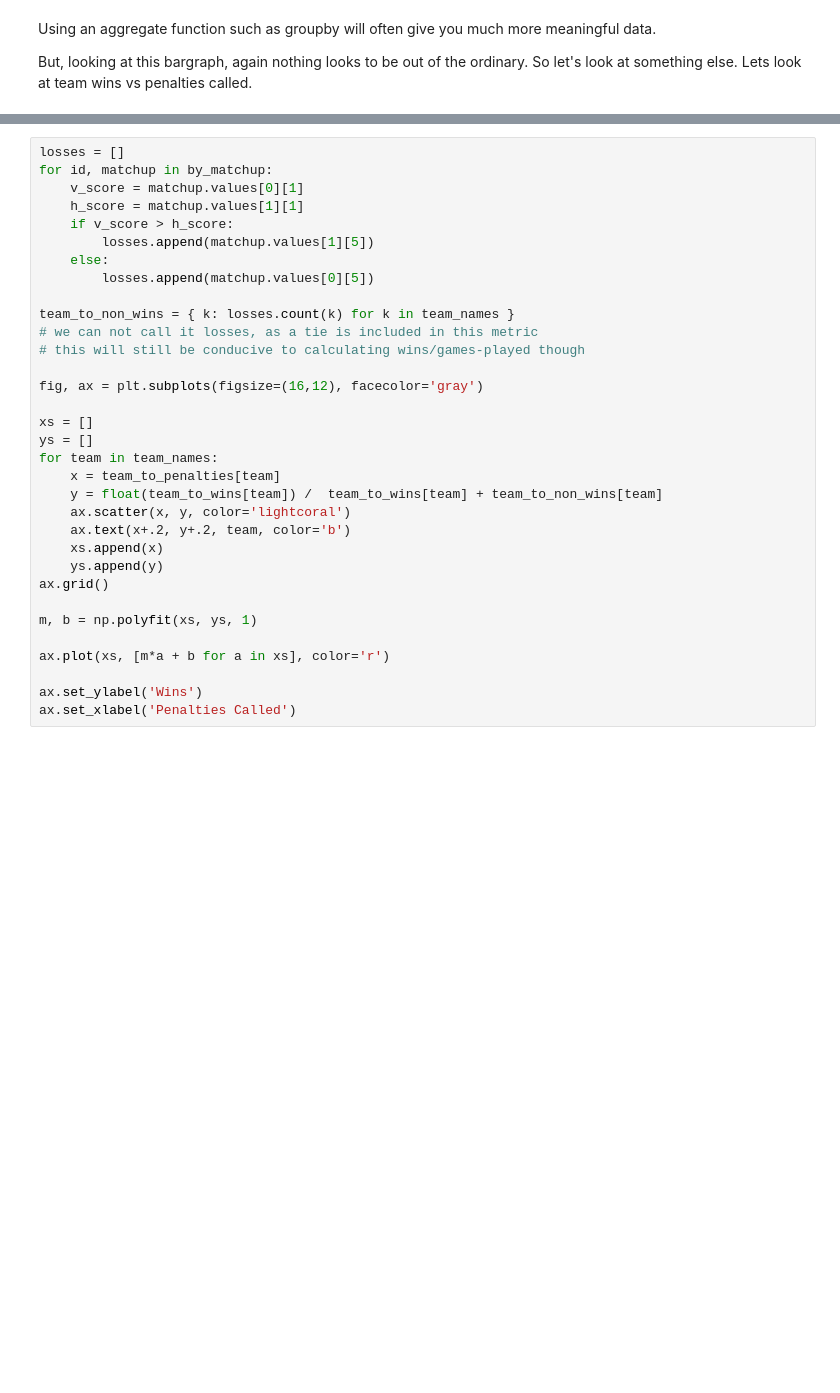
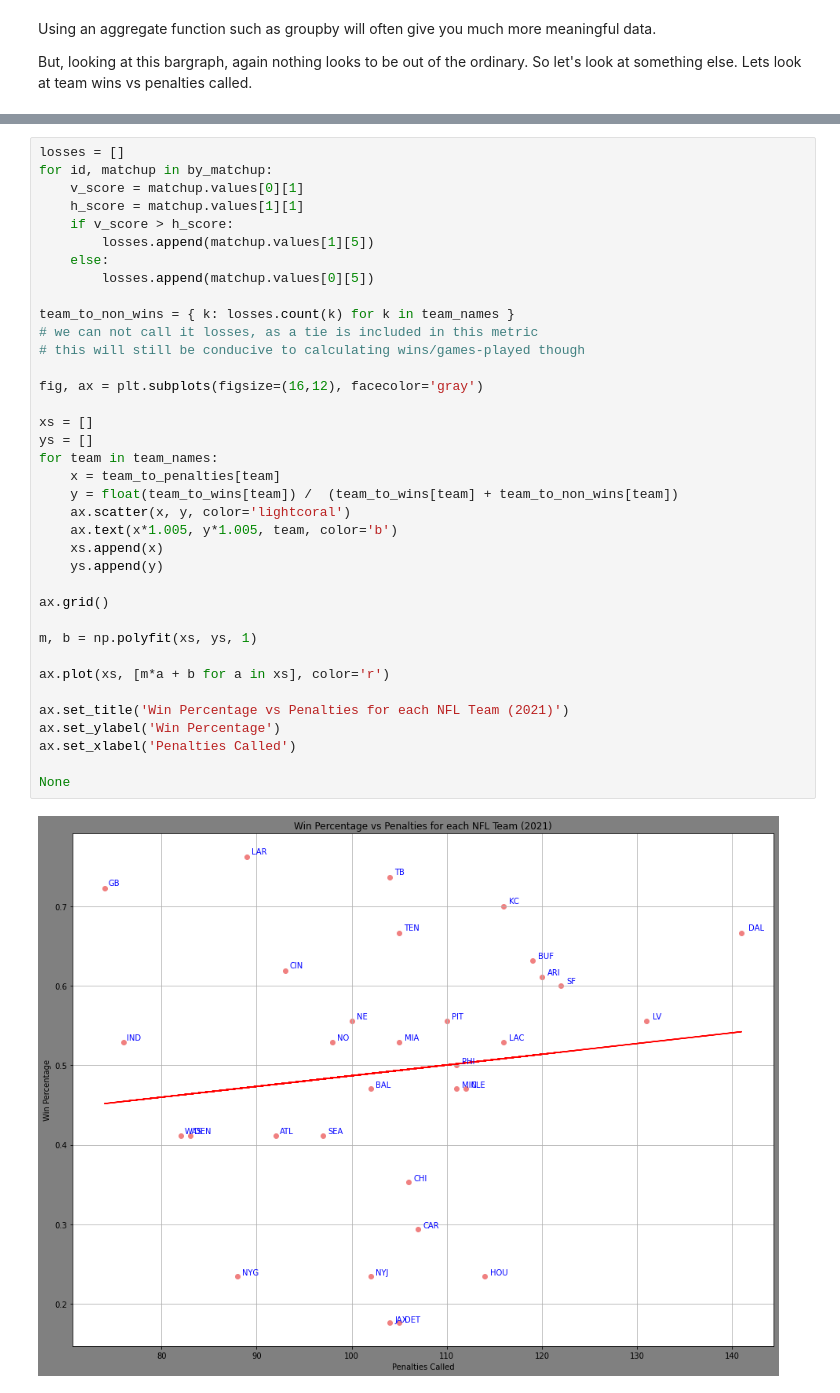
Before and after one commit to zmolz/penalties, a Jupyter notebook: index.ipynb, the cells around one changed output, grey strips where cells are left out. Cells and saved outputs as stored; diff of their text form; blank space fills up the shorter version.

```diff
--- a/index.ipynb
+++ b/index.ipynb
@@ -546,33 +547,39 @@ After creating the scatter plot, and fitting the plot with a numpy fitted linear
 # %%
 losses = []
 for id, matchup in by_matchup:
     v_score = matchup.values[0][1]
     h_score = matchup.values[1][1]
     if v_score > h_score:
         losses.append(matchup.values[1][5])
     else:
         losses.append(matchup.values[0][5])
 
 team_to_non_wins = { k: losses.count(k) for k in team_names }
 # we can not call it losses, as a tie is included in this metric
 # this will still be conducive to calculating wins/games-played though
 
 fig, ax = plt.subplots(figsize=(16,12), facecolor='gray')
 
 xs = []
 ys = []
 for team in team_names:
     x = team_to_penalties[team]
-    y = float(team_to_wins[team]) /  team_to_wins[team] + team_to_non_wins[team]
+    y = float(team_to_wins[team]) /  (team_to_wins[team] + team_to_non_wins[team])
     ax.scatter(x, y, color='lightcoral')
-    ax.text(x+.2, y+.2, team, color='b')
+    ax.text(x*1.005, y*1.005, team, color='b')
     xs.append(x)
     ys.append(y)
+
 ax.grid()
 
 m, b = np.polyfit(xs, ys, 1)
 
 ax.plot(xs, [m*a + b for a in xs], color='r')
 
-ax.set_ylabel('Wins')
+ax.set_title('Win Percentage vs Penalties for each NFL Team (2021)')
+ax.set_ylabel('Win Percentage')
 ax.set_xlabel('Penalties Called')
+
+None
+# %% [output]
+[figure, added]
```
Also changed, not shown: parts of 3 cells of this notebook.
